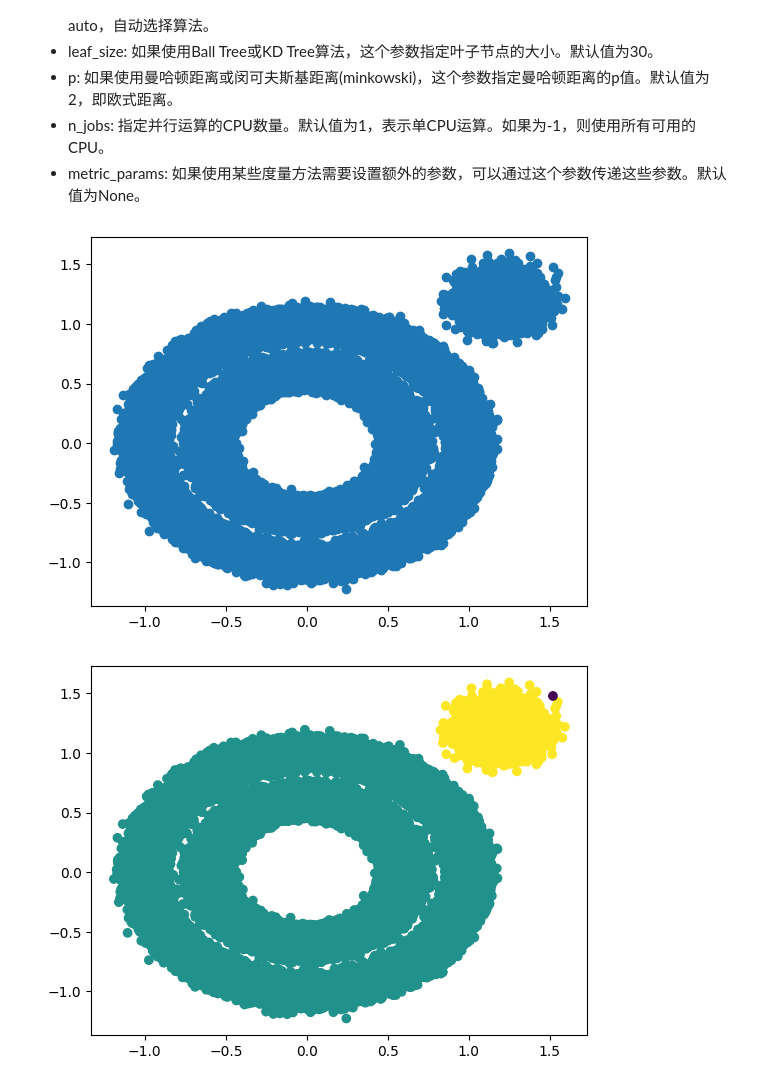
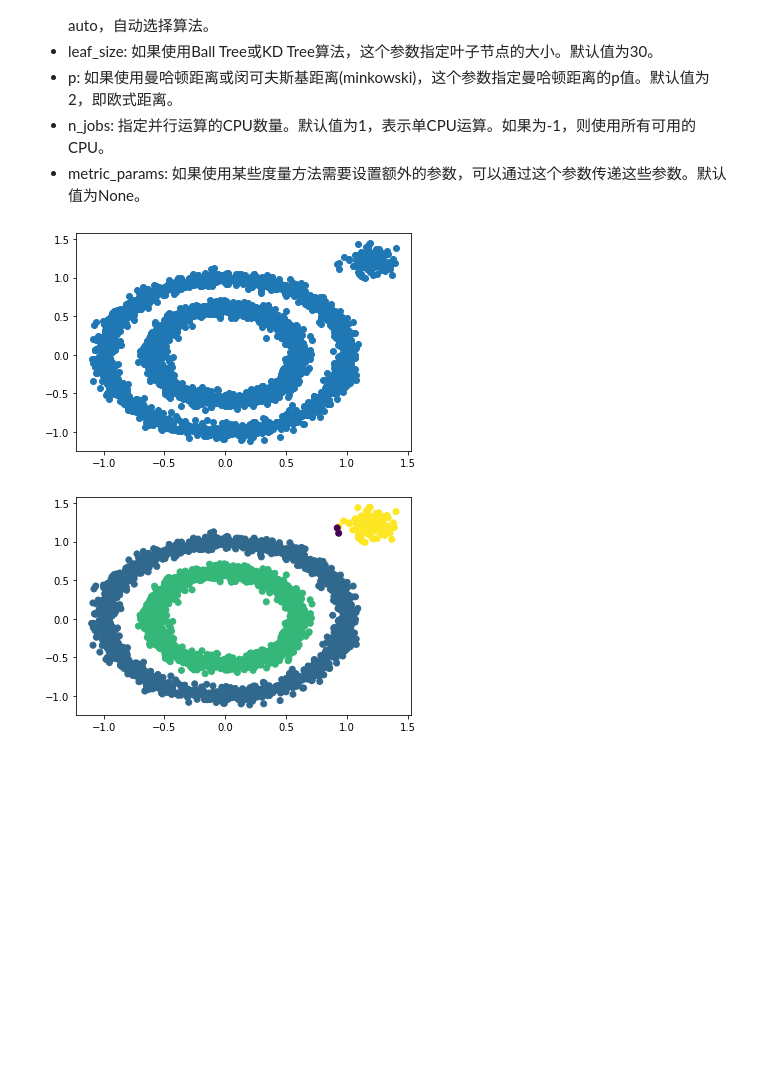
Before and after one commit to CHDers/SpectralClustering, a Jupyter notebook: SpectralClustering.ipynb, the cells around one changed output. Saved outputs shown, nothing was run; the diff lists cells and outputs as text; code cells hidden in the pictures; blank space fills up the shorter version.

```diff
--- a/SpectralClustering.ipynb
+++ b/SpectralClustering.ipynb
@@ -16,23 +16,23 @@ Linking: https://zhuanlan.zhihu.com/p/612214552
 # %%
 import numpy as np
 import matplotlib.pyplot as plt
 from sklearn import datasets
 from sklearn.cluster import DBSCAN
 %matplotlib inline
-X1, y1 = datasets.make_circles(n_samples=300000, factor=.6,
+X1, y1 = datasets.make_circles(n_samples=3000, factor=.6,
                                noise=.05)
-X2, y2 = datasets.make_blobs(n_samples=10000, n_features=2, centers=[[1.2, 1.2]], cluster_std=[[.1]],
+X2, y2 = datasets.make_blobs(n_samples=100, n_features=2, centers=[[1.2, 1.2]], cluster_std=[[.1]],
                              random_state=9)
 
 X = np.concatenate((X1, X2))
 # 展示样本数据分布
 plt.scatter(X[:, 0], X[:, 1], marker='o')
 plt.show()
 # eps和min_samples 需要进行调参
 y_pred = DBSCAN(eps=0.1, min_samples=10).fit_predict(X)
 # 分类结果
 plt.scatter(X[:, 0], X[:, 1], c=y_pred)
 plt.show()
 # %% [output]
-[figure, old version]
+[figure, new version]
-[figure, old version]
+[figure, new version]
```
Also changed, not shown: parts of 16 cells of this notebook, 18 other files.
